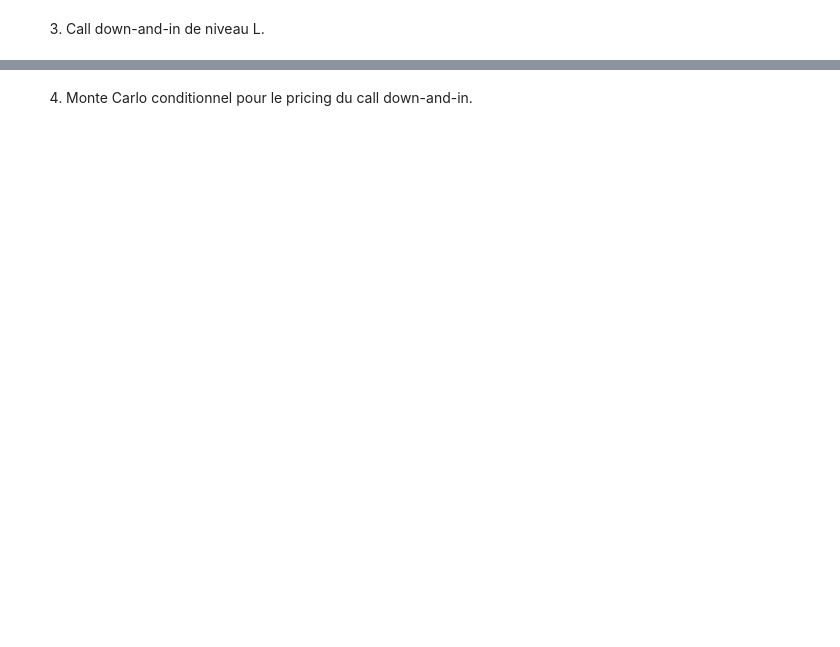
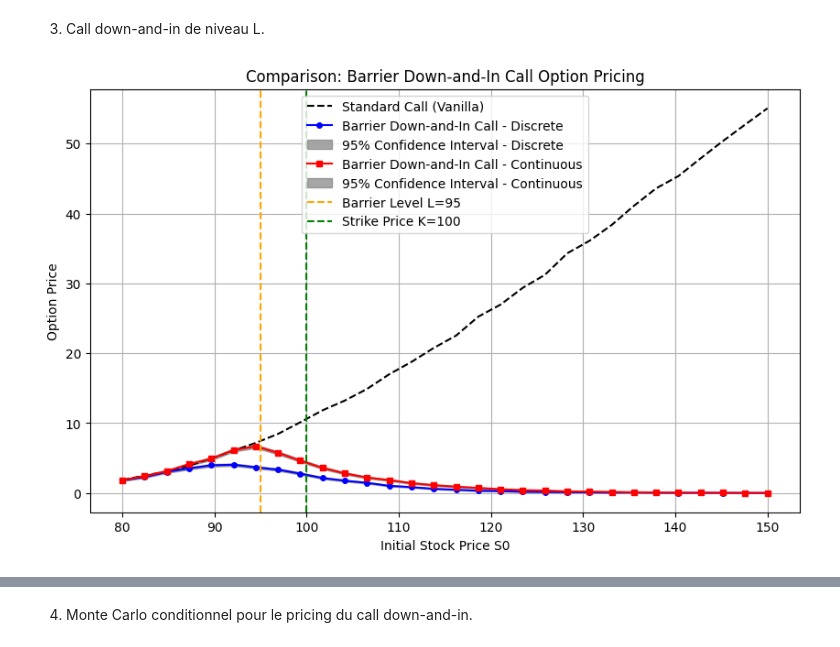
Before and after one commit to adonis107/MDS-MSF, a Jupyter notebook: MSF-QIII-JAMAL-ELKBADI-KAPOTOS.ipynb, the cells around one changed output, grey strips where cells are left out. Cells and saved outputs as stored; diff of their text form; code cells hidden in the pictures; blank space fills up the shorter version.

```diff
--- a/MSF-QIII-JAMAL-ELKBADI-KAPOTOS.ipynb
+++ b/MSF-QIII-JAMAL-ELKBADI-KAPOTOS.ipynb
@@ -128,0 +202,52 @@ Finalement, on remarque que quand on s'approche de la barrière B, la décroissa
+# %%
+S0_range = np.linspace(80, 150, 30)
+
+results_di_discrete = {'price': [], 'conf_int': []}
+results_di_continuous = {'price': [], 'conf_int': []}
+results_standard = {'price': [], 'conf_int': []}
+
+for S in S0_range:
+    # Standard Call
+    price_standard, conf_int_standard = pricing_barrier_down_and_in(S, K, T, r, sigma, L, d=1, N=N, barrier=False)
+    results_standard['price'].append(price_standard)
+    results_standard['conf_int'].append(conf_int_standard)
+
+    # Down-and-In Discrete
+    price_di_discrete, conf_int_di_discrete = pricing_barrier_down_and_in(S, K, T, r, sigma, L, d=12, N=N, barrier=True)
+    results_di_discrete['price'].append(price_di_discrete)
+    results_di_discrete['conf_int'].append(conf_int_di_discrete)
+
+    # Down-and-In Continuous
+    price_di_continuous, conf_int_di_continuous = pricing_barrier_down_and_in(S, K, T, r, sigma, L, d=252, N=N, barrier=True)
+    results_di_continuous['price'].append(price_di_continuous)
+    results_di_continuous['conf_int'].append(conf_int_di_continuous)
+
+for res in [results_di_discrete, results_di_continuous, results_standard]:
+    res['price'] = np.array(res['price'])
+    res['conf_int'] = np.array(res['conf_int'])
+
+# Plot
+plt.figure(figsize=(10, 6))
+
+# Standard
+plt.plot(S0_range, results_standard['price'], 'k--', label='Standard Call (Vanilla)', color='black')
+
+# Down-and-In Discrete
+plt.plot(S0_range, results_di_discrete['price'], 'b-o', markersize=4, label='Barrier Down-and-In Call - Discrete')
+plt.fill_between(S0_range, results_di_discrete['price'] - results_di_discrete['conf_int'], results_di_discrete['price'] + results_di_discrete['conf_int'], color='gray', alpha=0.7, label='95% Confidence Interval - Discrete')
+
+# Down-and-In Continuous
+plt.plot(S0_range, results_di_continuous['price'], 'r-s', markersize=4, label='Barrier Down-and-In Call - Continuous')
+plt.fill_between(S0_range, results_di_continuous['price'] - results_di_continuous['conf_int'], results_di_continuous['price'] + results_di_continuous['conf_int'], color='gray', alpha=0.7, label='95% Confidence Interval - Continuous')
+
+plt.axvline(L, color='orange', linestyle='--', label=f'Barrier Level L={L}')
+plt.axvline(K, color='green', linestyle='--', label=f'Strike Price K={K}')
+
+plt.title('Comparison: Barrier Down-and-In Call Option Pricing')
+plt.xlabel('Initial Stock Price S0')
+plt.ylabel('Option Price')
+plt.legend()
+plt.grid(True)
+plt.show()
+# %% [output]
+[figure, added]
```
Also changed, not shown: parts of 11 cells of this notebook.
